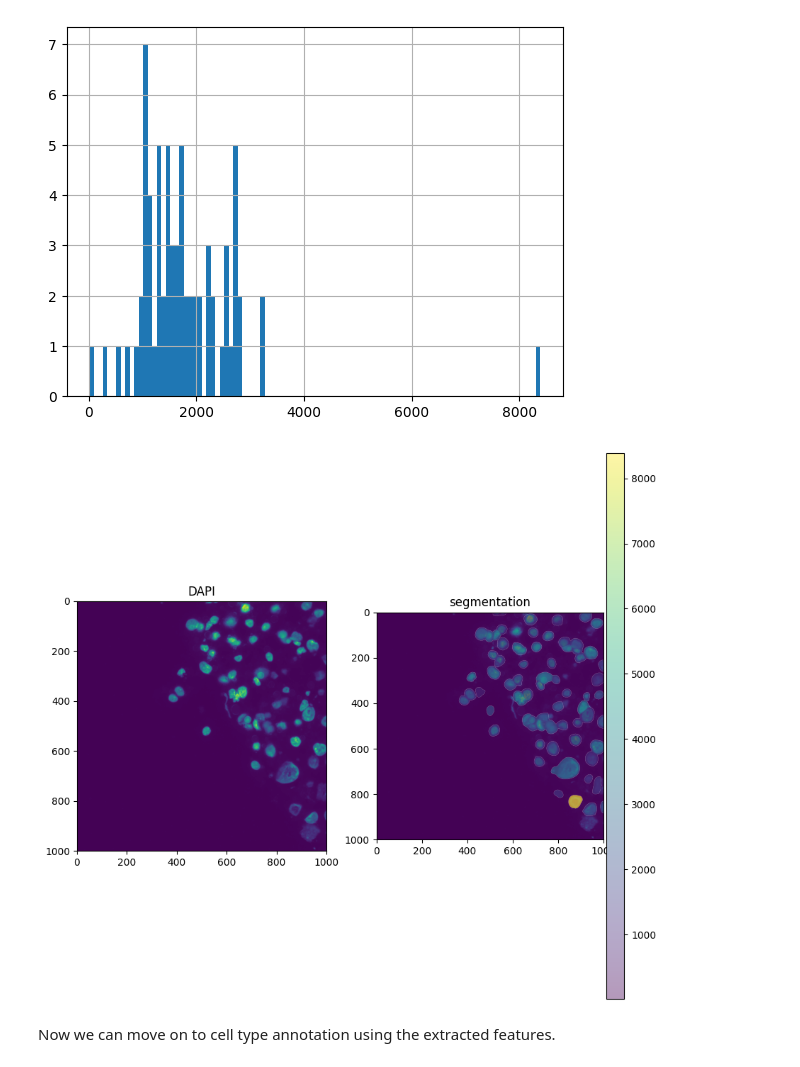
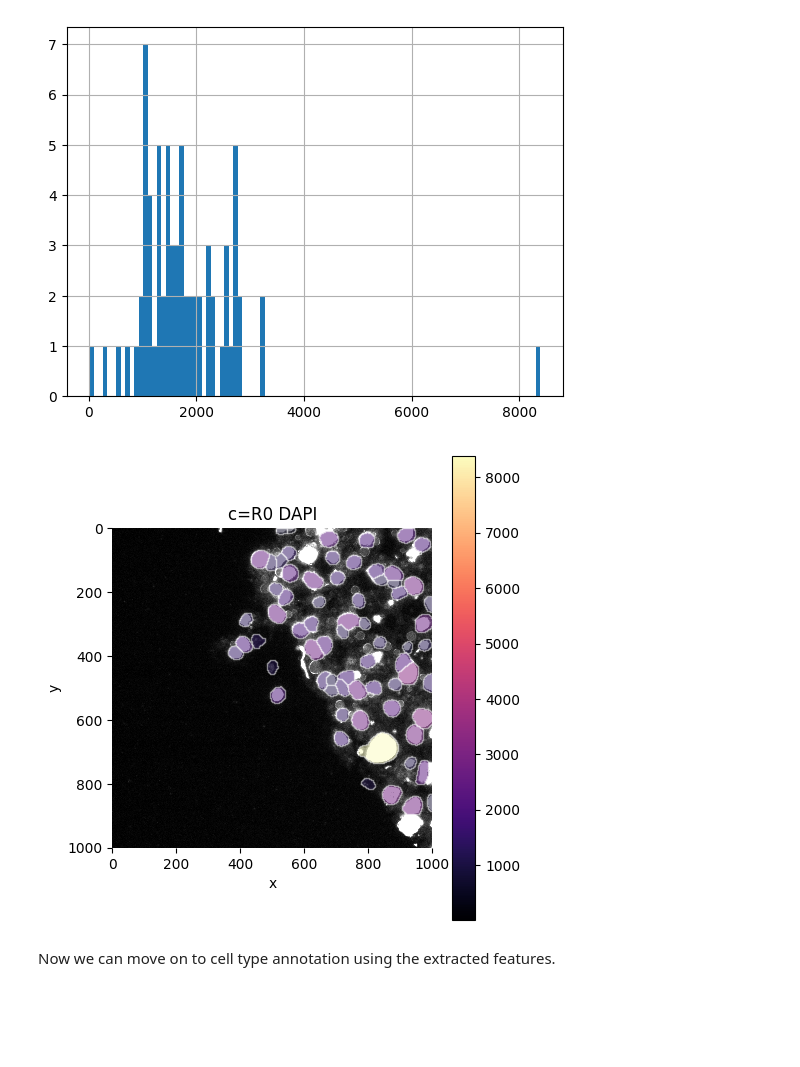
Before and after one commit to saeyslab/napari-sparrow, a Jupyter notebook: docs/tutorials/Harpy_feature_calculation.ipynb, the cells around one changed output. Cells and saved outputs as stored; diff of their text form; code cells hidden in the pictures; blank space fills up the shorter version.

Commit message:
use harpy plot

```diff
--- a/docs/tutorials/Harpy_feature_calculation.ipynb
+++ b/docs/tutorials/Harpy_feature_calculation.ipynb
@@ -196,13 +196,9 @@ sdata["table_intensities"].obs["area"].hist(bins=100)
 # %% [output]
 <Axes: >
 [figure]
-# %%
-axes = plt.subplots(1, 2, figsize=(10, 10))[1].flatten()
-sdata.pl.render_images("HumanLiverH35", channel="R0 DAPI").pl.show(ax=axes[0], title="DAPI")
-sdata.pl.render_images("HumanLiverH35", channel="R0 DAPI").pl.render_labels("segmentation_mask", color="area").pl.show(
-    title="segmentation", ax=axes[1]
-)
-# %% [output]
-[figure, removed]
+# %%
+sp.pl.plot_shapes(sdata, img_layer="HumanLiverH35_normalized_image", shapes_layer = "segmentation_mask_boundaries", table_layer="table_intensities", column="area", channel="R0 DAPI", figsize=(5,5))
+# %% [output]
+[figure, added]
 # %% [markdown]
 Now we can move on to cell type annotation using the extracted features.
```
